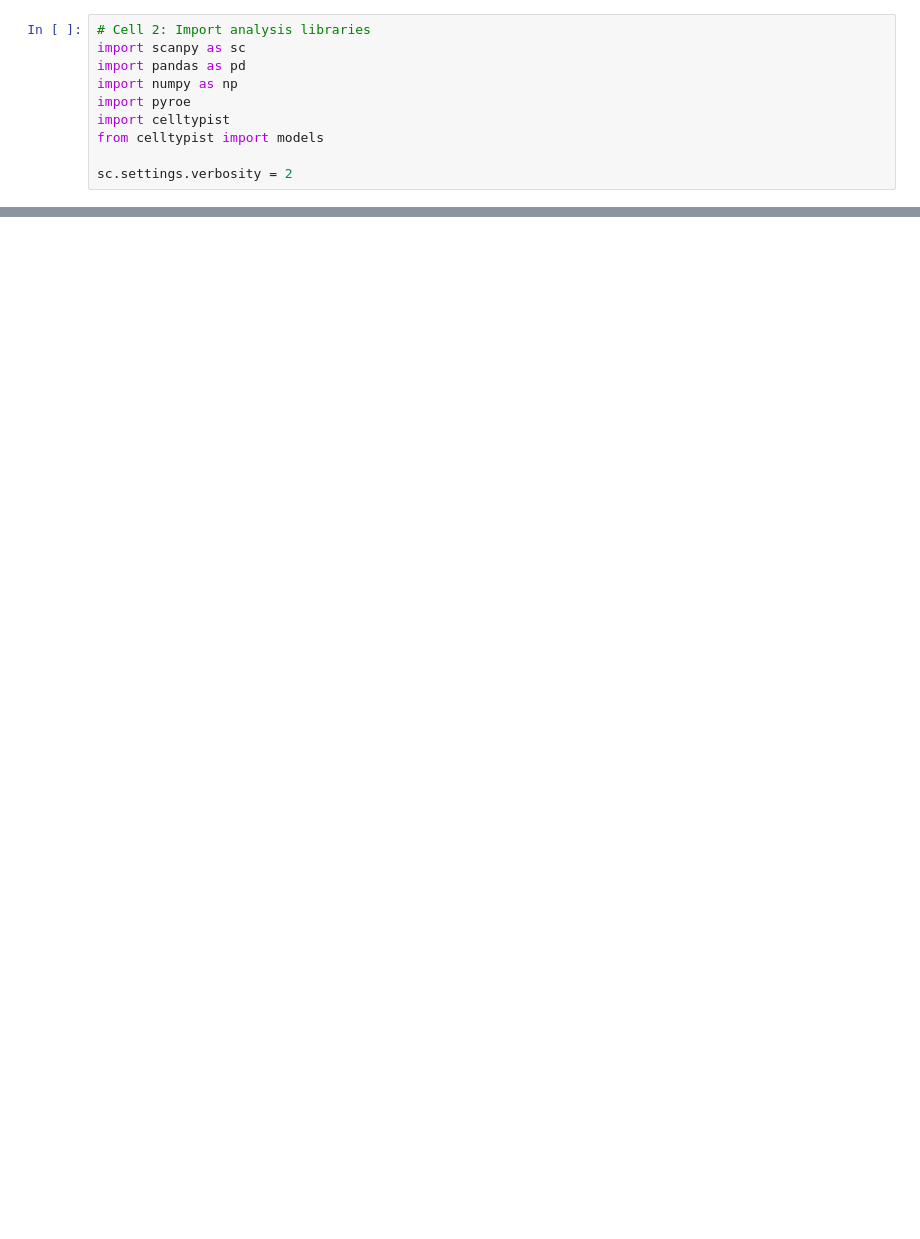
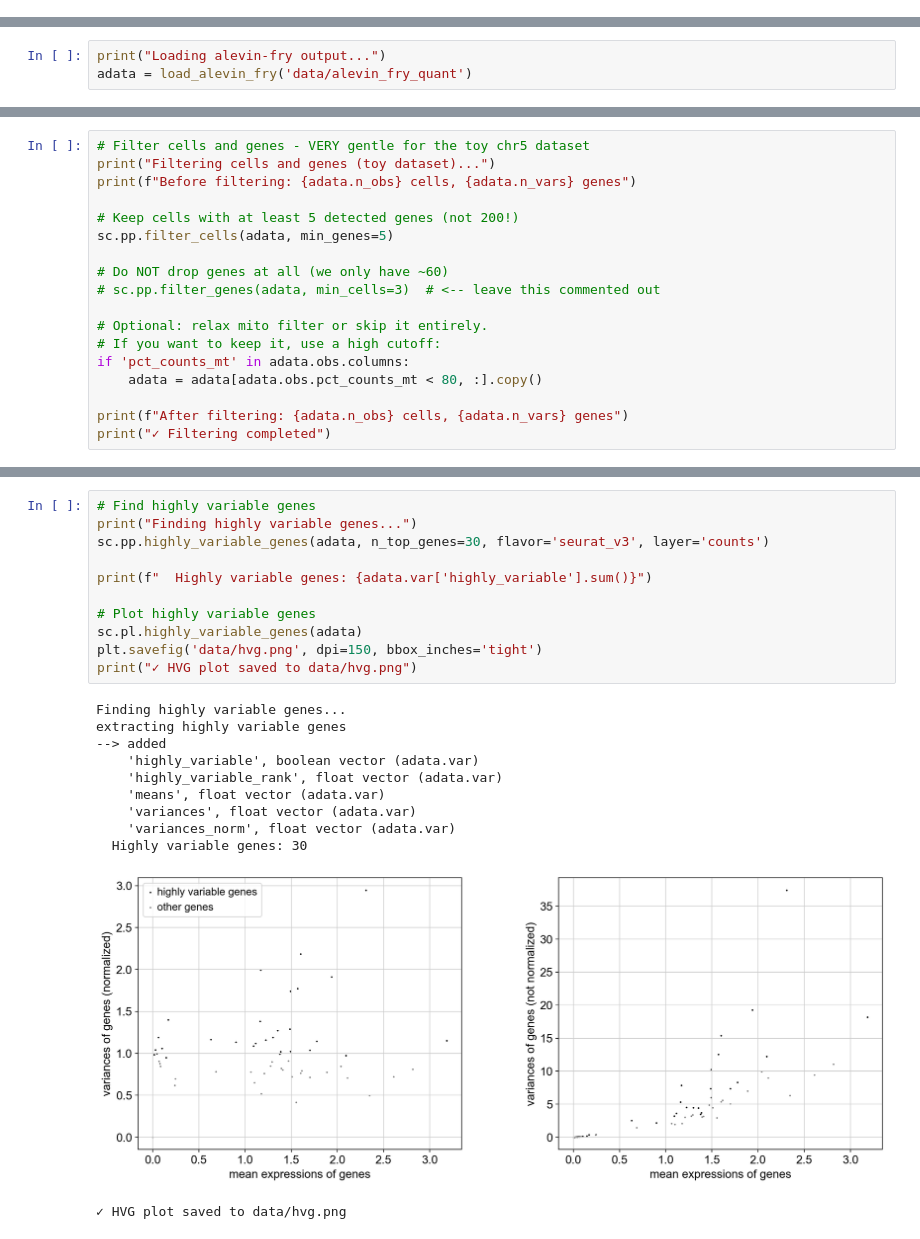
Before and after one commit to YasamanZarrinkia/fall25-csc-bioinf, a Jupyter notebook: week6/week6.ipynb, the cells around one changed output, grey strips where cells are left out. Cells and saved outputs as stored; diff of their text form; blank space fills up the shorter version.

```diff
--- a/week6/week6.ipynb
+++ b/week6/week6.ipynb
@@ -29,10 +0,0 @@ print("Files:", os.listdir())
-# %%
-# Cell 2: Import analysis libraries
-import scanpy as sc
-import pandas as pd
-import numpy as np
-import pyroe
-import celltypist
-from celltypist import models
-
-sc.settings.verbosity = 2
@@ -450,0 +392,3 @@ else:
+# %%
+print("Loading alevin-fry output...")
+adata = load_alevin_fry('data/alevin_fry_quant')
@@ -450,0 +464,18 @@ else:
+# %%
+# Filter cells and genes - VERY gentle for the toy chr5 dataset
+print("Filtering cells and genes (toy dataset)...")
+print(f"Before filtering: {adata.n_obs} cells, {adata.n_vars} genes")
+
+# Keep cells with at least 5 detected genes (not 200!)
+sc.pp.filter_cells(adata, min_genes=5)
+
+# Do NOT drop genes at all (we only have ~60)
+# sc.pp.filter_genes(adata, min_cells=3)  # <-- leave this commented out
+
+# Optional: relax mito filter or skip it entirely.
+# If you want to keep it, use a high cutoff:
+if 'pct_counts_mt' in adata.obs.columns:
+    adata = adata[adata.obs.pct_counts_mt < 80, :].copy()
+
+print(f"After filtering: {adata.n_obs} cells, {adata.n_vars} genes")
+print("✓ Filtering completed")
@@ -450,0 +519,23 @@ else:
+# %%
+# Find highly variable genes
+print("Finding highly variable genes...")
+sc.pp.highly_variable_genes(adata, n_top_genes=30, flavor='seurat_v3', layer='counts')
+
+print(f"  Highly variable genes: {adata.var['highly_variable'].sum()}")
+
+# Plot highly variable genes
+sc.pl.highly_variable_genes(adata)
+plt.savefig('data/hvg.png', dpi=150, bbox_inches='tight')
+print("✓ HVG plot saved to data/hvg.png")
+# %% [output]
+Finding highly variable genes...
+extracting highly variable genes
+--> added
+    'highly_variable', boolean vector (adata.var)
+    'highly_variable_rank', float vector (adata.var)
+    'means', float vector (adata.var)
+    'variances', float vector (adata.var)
+    'variances_norm', float vector (adata.var)
+  Highly variable genes: 30
+[figure, added]
+✓ HVG plot saved to data/hvg.png
```
Also changed, not shown: parts of 59 cells of this notebook, 2 other files.
